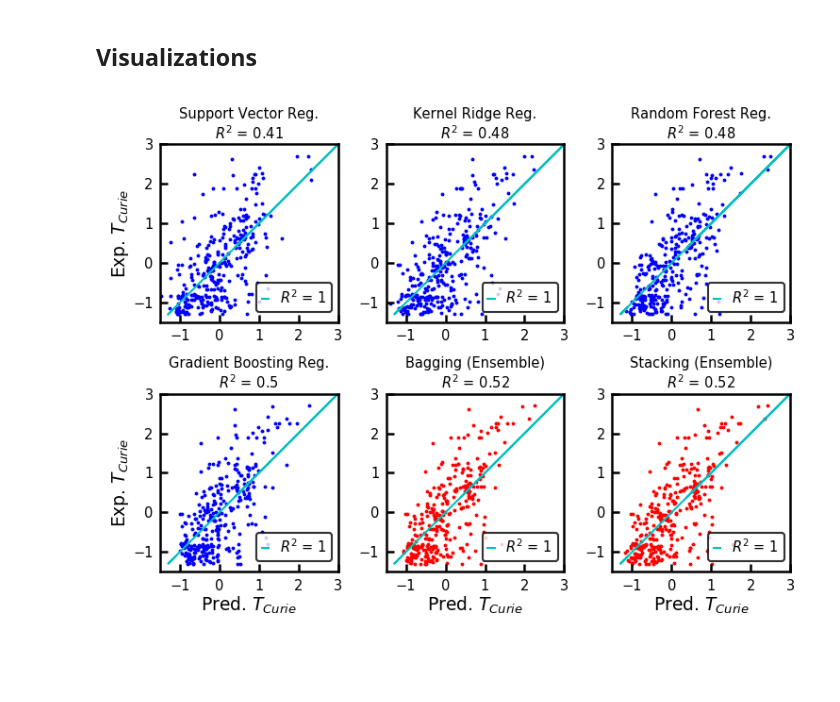
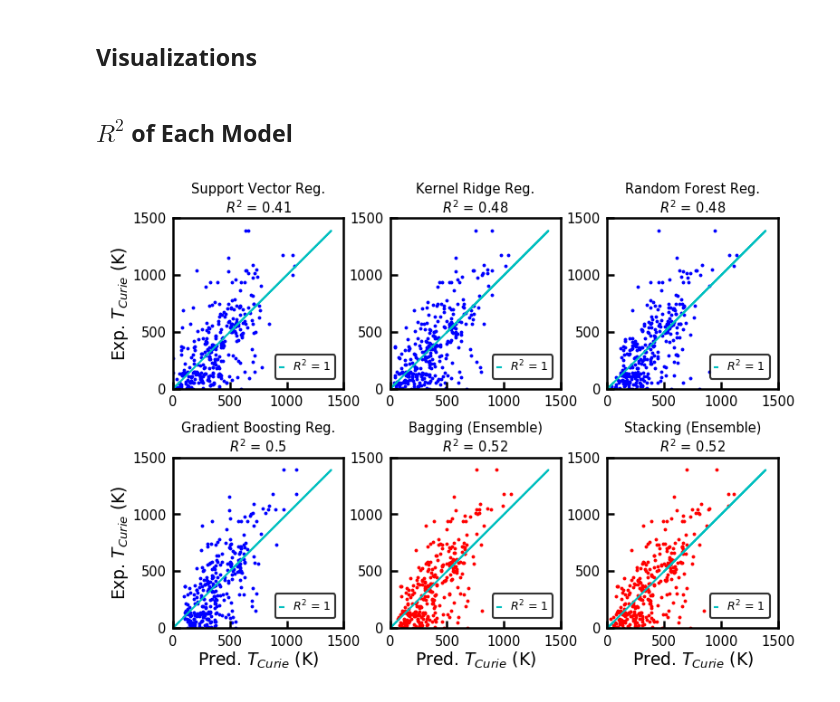
Before and after one commit to Weisewill/predictTc, a Jupyter notebook: Tc_Prediction.ipynb, the cells around one changed output. Saved outputs shown, nothing was run; the diff lists cells and outputs as text; code cells hidden in the pictures; blank space fills up the shorter version.

```diff
--- a/Tc_Prediction.ipynb
+++ b/Tc_Prediction.ipynb
@@ -46,4 +63,9 @@ scalar = StandardScaler(copy = True, with_mean = True, with_std = True)
 
 for i in range(tab.shape[1]):
     feature = np.array(tab.iloc[:,i]).reshape(tab.shape[0],1)
+    scalar.fit(feature)
+    if(tab.iloc[:,i].name == "Tc_avg"):
+        mean_Tc_avg = scalar.mean_
+        std_Tc_avg = np.sqrt(scalar.var_)
+        print("The mean and std for Tc_avg are: {}, {}".format(mean_Tc_avg, std_Tc_avg))
     tab.iloc[:,i] = scalar.fit_transform(feature)
@@ -316,7 +350,7 @@ the R2 of bagging method is 0.51848 with std 0.08089
 - The reslt is 0.4% better than bagging result
 # %%
 Data = (X, Y)
-models = [KRR_model, RFG_model, GBR_model]
+models = [KRR_model, RFR_model, GBR_model]
 model_name = ['Kernel Ridge Regression', 'Random Forest Regression', 'Gradient Boosting Regression']
 stacking_cross_val_scores, stacking_cross_val_predict = ensemble_stacking_R2(models, model_name, Data, alpha = 0.42)
 print('the R2 of stacking method is %.7f with std %.7f' %(stacking_cross_val_scores.mean()
@@ -334,7 +368,7 @@ ensemble_preds = [bagging_cross_val_predict, stacking_cross_val_predict]
 scores = []
 Y_preds = []
 
-models = [SVR_model, KRR_model, RFG_model, GBR_model]
+models = [SVR_model, KRR_model, RFR_model, GBR_model]
 model_name = ['Support Vector Reg.','Kernel Ridge Reg.'
               , 'Random Forest Reg.', 'Gradient Boosting Reg.']
 
@@ -348,28 +382,36 @@ Y_preds = Y_preds + ensemble_preds
 model_name =  model_name + ['Bagging (Ensemble)', 'Stacking (Ensemble)']
 # %% [markdown]
 ## Visualizations ##
+# %%
+Y_orig = Y * std_Tc_avg + mean_Tc_avg
+Y_preds_orig = []
+error = np.zeros((len(model_name), np.shape(Y)[0], ))
+for i in range(len(model_name)):
+    Y_preds_orig.append( (Y_preds[i] * std_Tc_avg + mean_Tc_avg).reshape(np.shape(Y_preds[i])[0],1))
+# %% [markdown]
+## $R^2$ of Each Model
 # %%
 from matplotlib.ticker import ScalarFormatter, FormatStrFormatter
 from matplotlib.font_manager import FontProperties
 
 fig = plt.figure(figsize = (6,4), dpi = 150)
 for i in range(len(model_name)):
     ax = plt.subplot(2,3,i + 1)
     color = 'b'
     if(i >= 4): color = 'r'
-    ax.scatter(Y_preds[i], Y, marker = '.', c = color, s = 3)
-    ax.plot(Y, Y, 'c', linewidth = 1, label = '$R^2$ = 1')
-    ax.set_xlim((-1.5,3))
-    ax.set_ylim((-1.5,3))
-    ax.set_xticks(np.arange(-1, 4))
-    if(i >= 3):ax.set_xlabel('Pred. $T_{Curie}$', fontsize = 9, labelpad = 1)
-    if(i%3 == 0): ax.set_ylabel('Exp. $T_{Curie}$', fontsize = 9, labelpad = 1)
+    ax.scatter(Y_preds_orig[i], Y_orig, marker = '.', c = color, s = 3)
+    ax.plot(Y_orig, Y_orig, 'c', linewidth = 1, label = '$R^2$ = 1')
+    ax.set_xlim((0,1500))
+    ax.set_ylim((0,1500))
+    ax.set_yticks(np.arange(0, 1600, 500))
+    if(i >= 3):ax.set_xlabel('Pred. $T_{Curie}$ (K)', fontsize = 9, labelpad = 1)
+    if(i%3 == 0): ax.set_ylabel('Exp. $T_{Curie}$ (K)', fontsize = 9, labelpad = 1)
     ax.set_aspect('equal')
     for axis in ['top','bottom','left','right']:
             ax.spines[axis].set_linewidth(1.2)
     ax.tick_params(labelsize = 7, which = "major", length = 4, width = 1.2, direction = 'in')
     ax.set_title(model_name[i]+'\n$R^2$ = '+str(np.round(np.mean(scores[i]), 2)) , fontsize = 7, pad = 3)
-    ax.legend(loc = (0.54, 0.06), fontsize = 7, handlelength = 0.5, edgecolor = 'k')
+    ax.legend(loc = (0.6, 0.06), fontsize = 6, handlelength = 0.3, edgecolor = 'k')
 plt.subplots_adjust(wspace = 0.1, hspace = 0.4)
 # %% [output]
-[figure, old version]
+[figure, new version]
```
Also changed, not shown: parts of 19 cells of this notebook, 3 other files.
